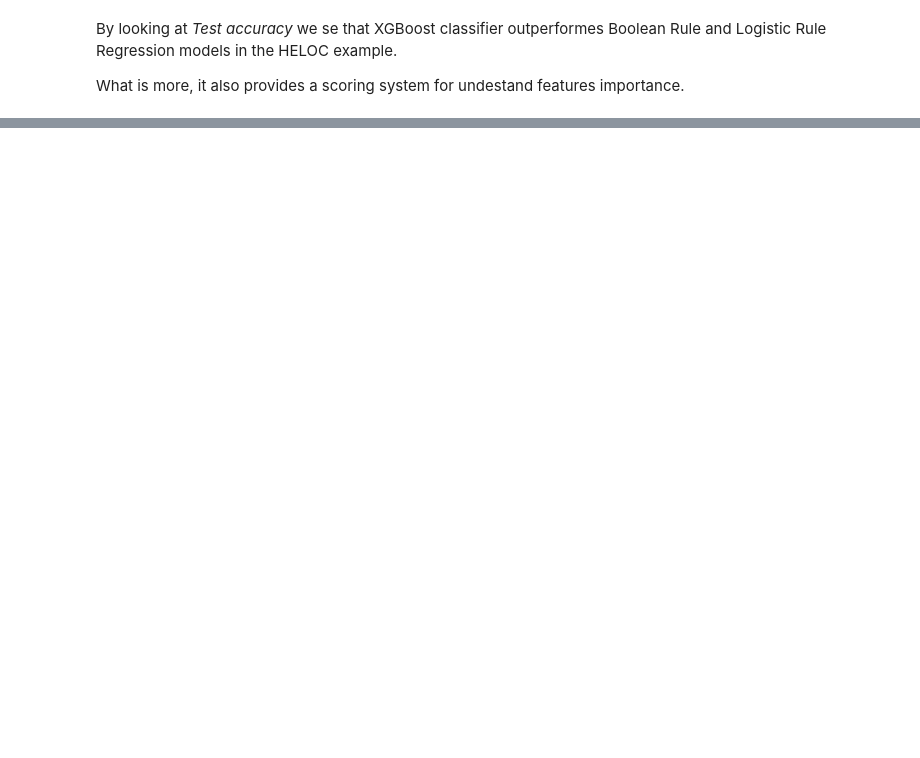
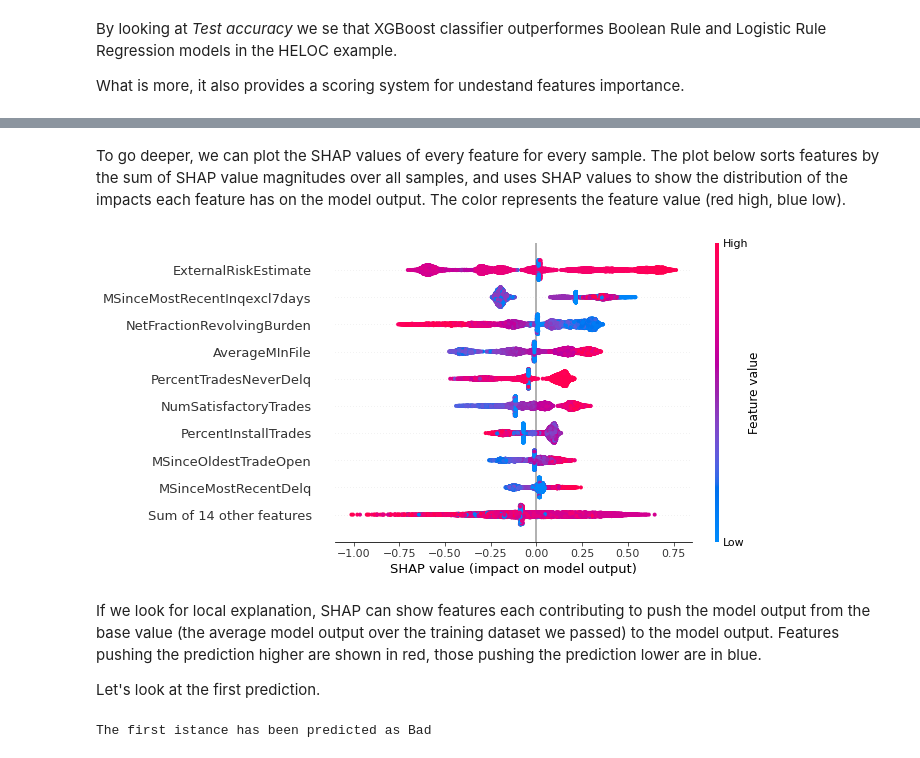
Before and after one commit to gianluigilopardo/HELOC-Credit-Approval, a Jupyter notebook: heloc.ipynb, the cells around one changed output, grey strips where cells are left out. Saved outputs shown, nothing was run; the diff lists cells and outputs as text; code cells hidden in the pictures; blank space fills up the shorter version.

```diff
--- a/heloc.ipynb
+++ b/heloc.ipynb
@@ -191,0 +139,15 @@ rules.head(10)
+# %% [markdown]
+To go deeper, we can plot the SHAP values of every feature for every sample. The plot below sorts features by the sum of SHAP value magnitudes over all samples, and uses SHAP values to show the distribution of the impacts each feature has on the model output. The color represents the feature value (red high, blue low).
+# %%
+# summarize the effects of all the features
+shap.plots.beeswarm(shap_values)
+# %% [output]
+[figure, added]
+# %% [markdown]
+If we look for local explanation, SHAP can show features each contributing to push the model output from the base value (the average model output over the training dataset we passed) to the model output. Features pushing the prediction higher are shown in red, those pushing the prediction lower are in blue.
+
+Let's look at the first prediction.
+# %%
+print('The first istance has been predicted as ' + xgb_pred[0])
+# %% [output]
+The first istance has been predicted as Bad
```
Also changed, not shown: parts of 21 cells of this notebook, 1 other file.
